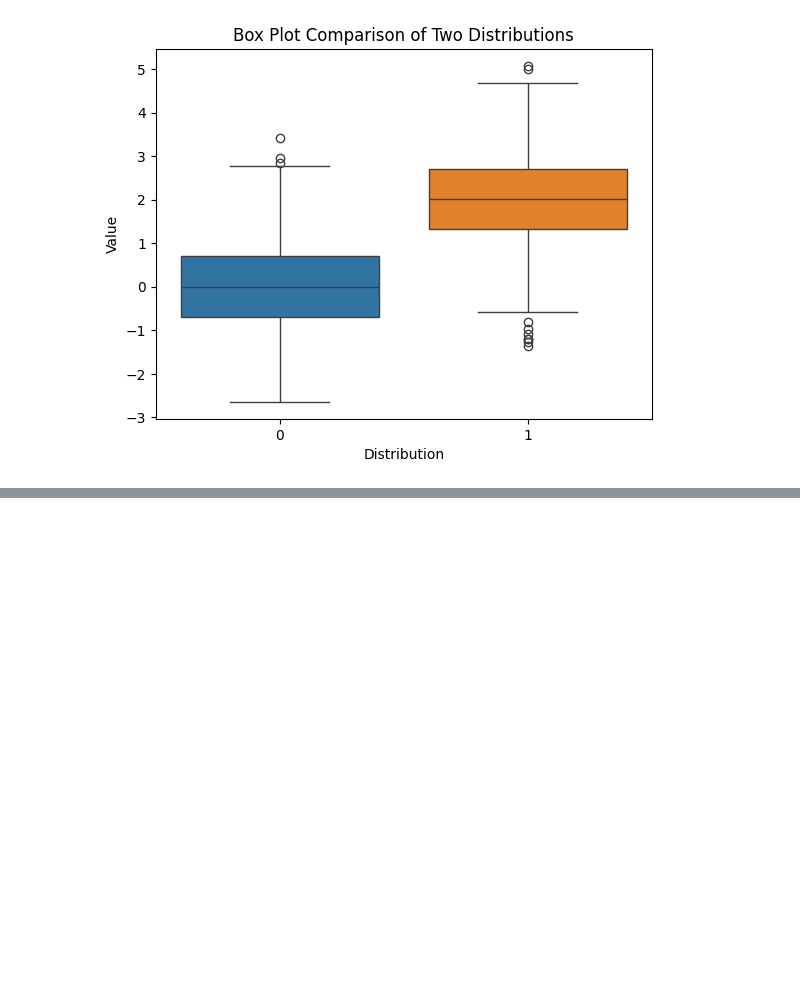
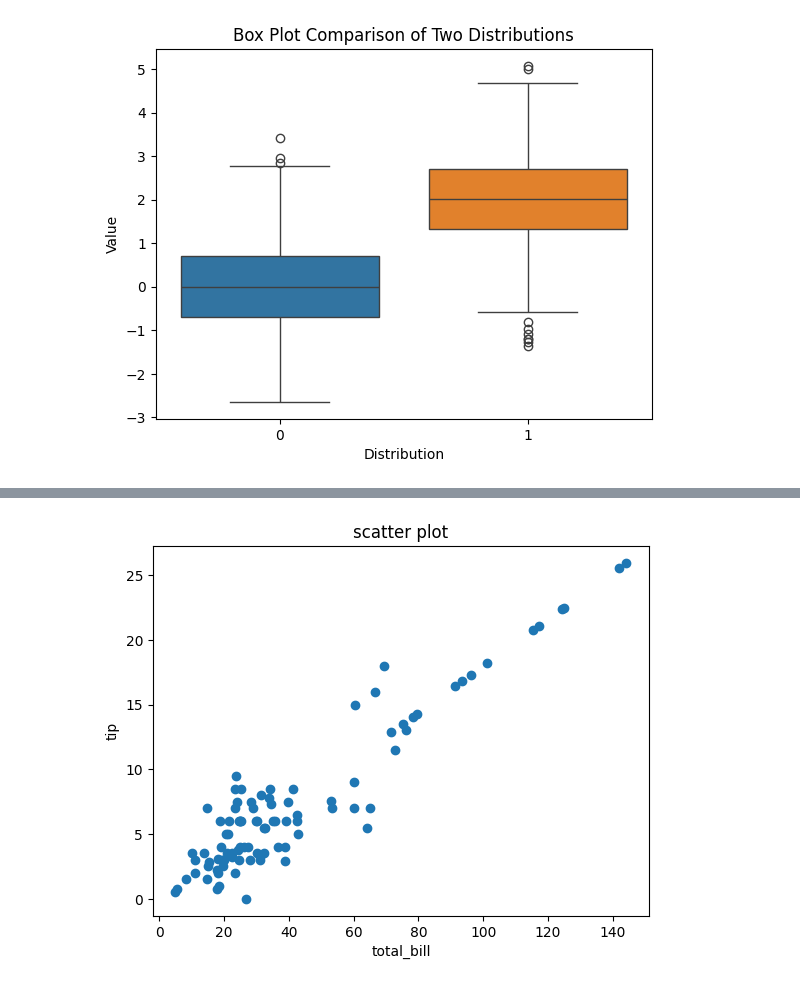
Before and after one commit to Siddappa217/git-2, a Jupyter notebook: Siddapa.ipynb, the cells around one changed output, grey strips where cells are left out. Drawn from its saved outputs; the diff is of its cells as text; code cells hidden in the pictures; blank space fills up the shorter version.

```diff
--- a/Siddapa.ipynb
+++ b/Siddapa.ipynb
@@ -633,0 +650,8 @@ print(df)
+# %%
+import pandas as pd
+df=pd.read_csv("/content/tips.csv")
+print(df)
+df.head()
+df.tail()
+df.info()
+df.describe()
@@ -633,0 +685,11 @@ print(df)
+# %%
+import matplotlib.pyplot as plt
+x=df['bill']
+y=df['tip']
+plt.scatter(x,y)
+plt.xlabel('total_bill')
+plt.ylabel('tip')
+plt.title('scatter plot')
+plt.show()
+# %% [output]
+[figure, added]
```
Also changed, not shown: parts of 2 cells of this notebook.
